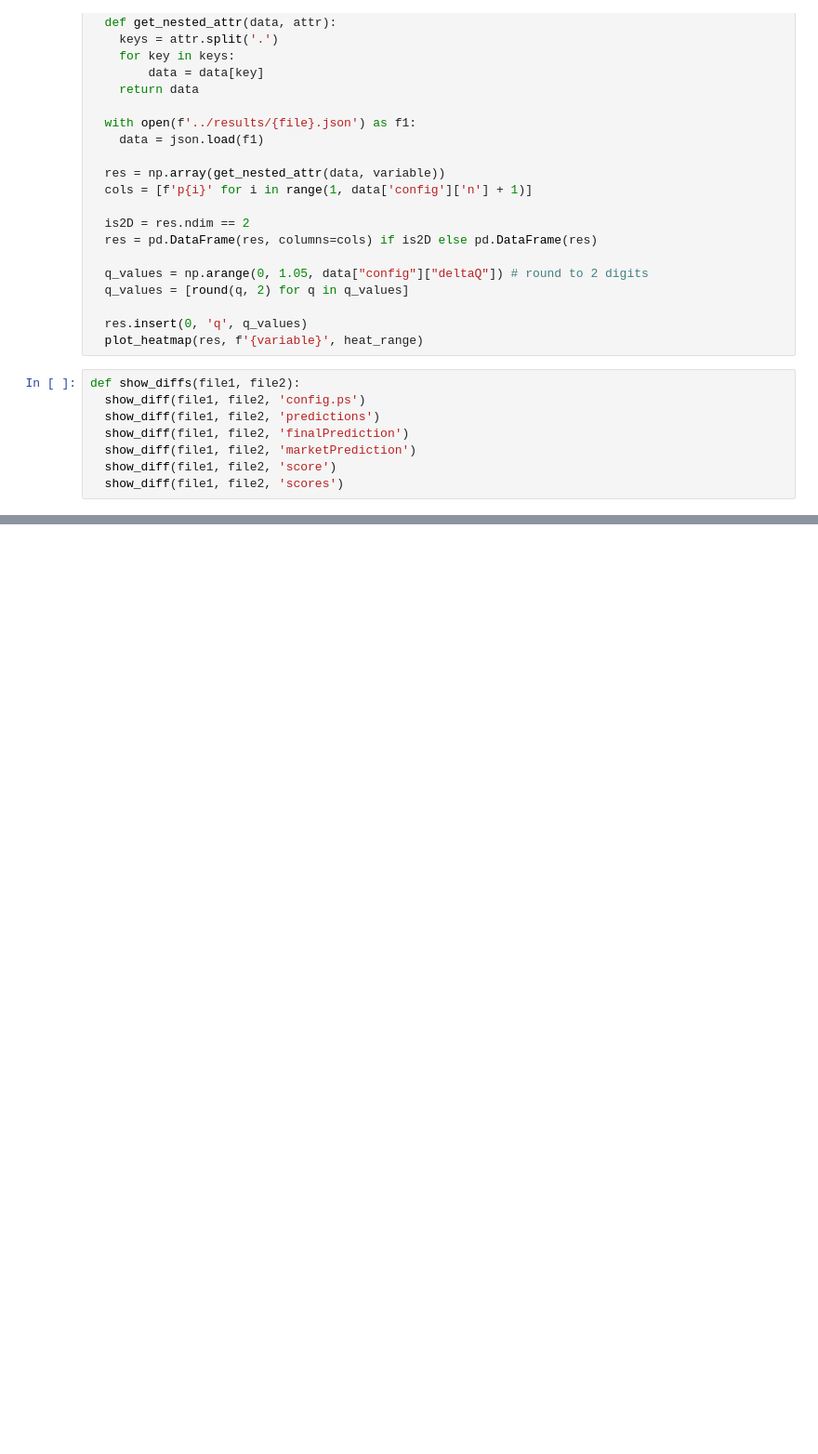
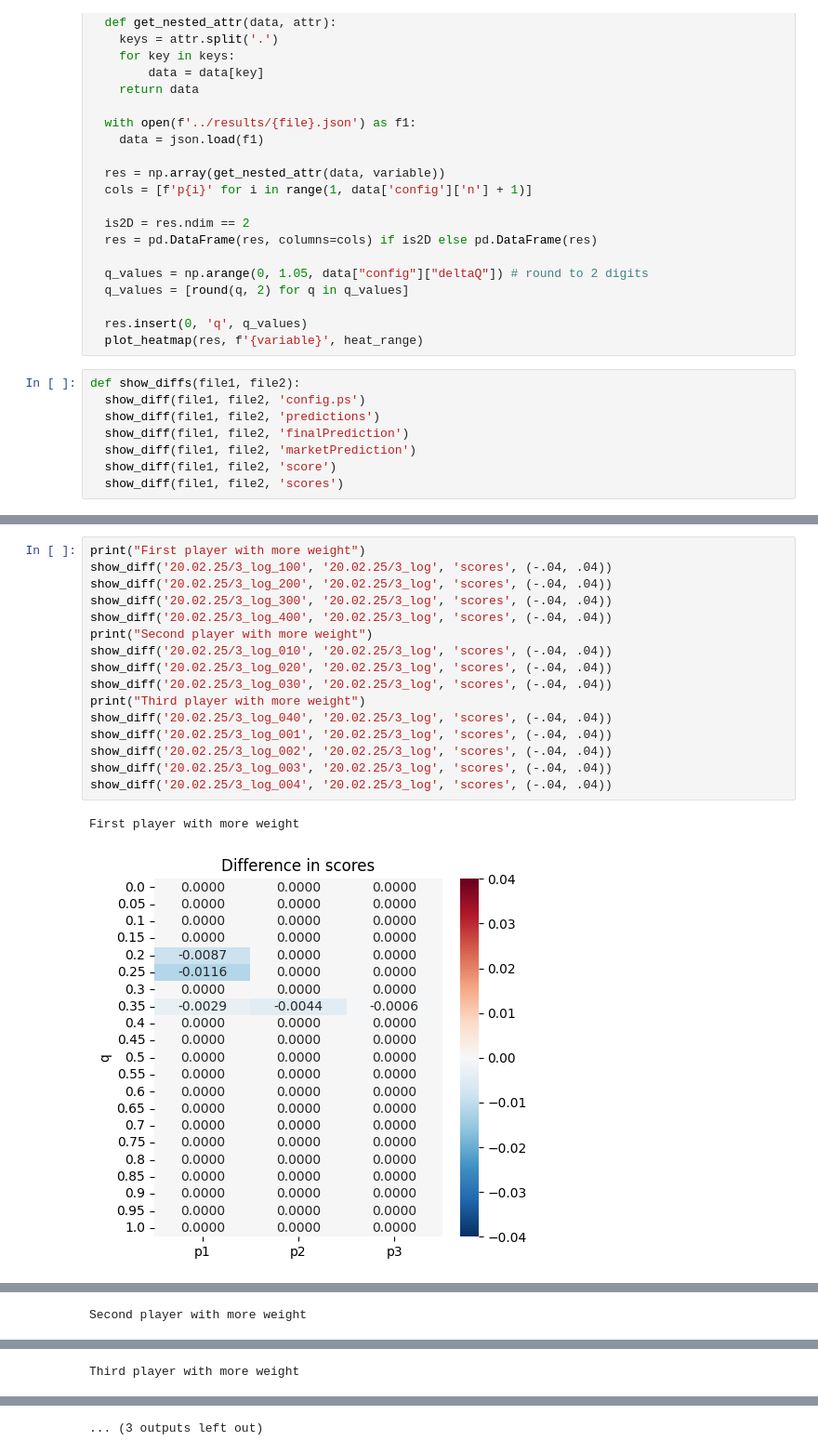
Before and after one commit to mmiguerodriguez/prediction-markets, a Jupyter notebook: investigation/diff.ipynb, the cells around one changed output, grey strips where cells are left out. Shown at 93% size. Drawn from its saved outputs; the diff is of its cells as text; blank space fills up the shorter version.

```diff
--- a/investigation/diff.ipynb
+++ b/investigation/diff.ipynb
@@ -98,0 +116,19 @@ show_diffs('1740091207', '1740091246')#, 'scores', (-.05, .05))
+# %%
+print("First player with more weight")
+show_diff('20.02.25/3_log_100', '20.02.25/3_log', 'scores', (-.04, .04))
+show_diff('20.02.25/3_log_200', '20.02.25/3_log', 'scores', (-.04, .04))
+show_diff('20.02.25/3_log_300', '20.02.25/3_log', 'scores', (-.04, .04))
+show_diff('20.02.25/3_log_400', '20.02.25/3_log', 'scores', (-.04, .04))
+print("Second player with more weight")
+show_diff('20.02.25/3_log_010', '20.02.25/3_log', 'scores', (-.04, .04))
+show_diff('20.02.25/3_log_020', '20.02.25/3_log', 'scores', (-.04, .04))
+show_diff('20.02.25/3_log_030', '20.02.25/3_log', 'scores', (-.04, .04))
+print("Third player with more weight")
+show_diff('20.02.25/3_log_040', '20.02.25/3_log', 'scores', (-.04, .04))
+show_diff('20.02.25/3_log_001', '20.02.25/3_log', 'scores', (-.04, .04))
+show_diff('20.02.25/3_log_002', '20.02.25/3_log', 'scores', (-.04, .04))
+show_diff('20.02.25/3_log_003', '20.02.25/3_log', 'scores', (-.04, .04))
+show_diff('20.02.25/3_log_004', '20.02.25/3_log', 'scores', (-.04, .04))
+# %% [output]
+First player with more weight
+[figure, added]
@@ -98,0 +138 @@ show_diffs('1740091207', '1740091246')#, 'scores', (-.05, .05))
+Second player with more weight
@@ -98,0 +142 @@ show_diffs('1740091207', '1740091246')#, 'scores', (-.05, .05))
+Third player with more weight
@@ -98,0 +145 @@ show_diffs('1740091207', '1740091246')#, 'scores', (-.05, .05))
+... (3 outputs left out)
```
Also changed, not shown: parts of 4 cells of this notebook, 4 other files.
